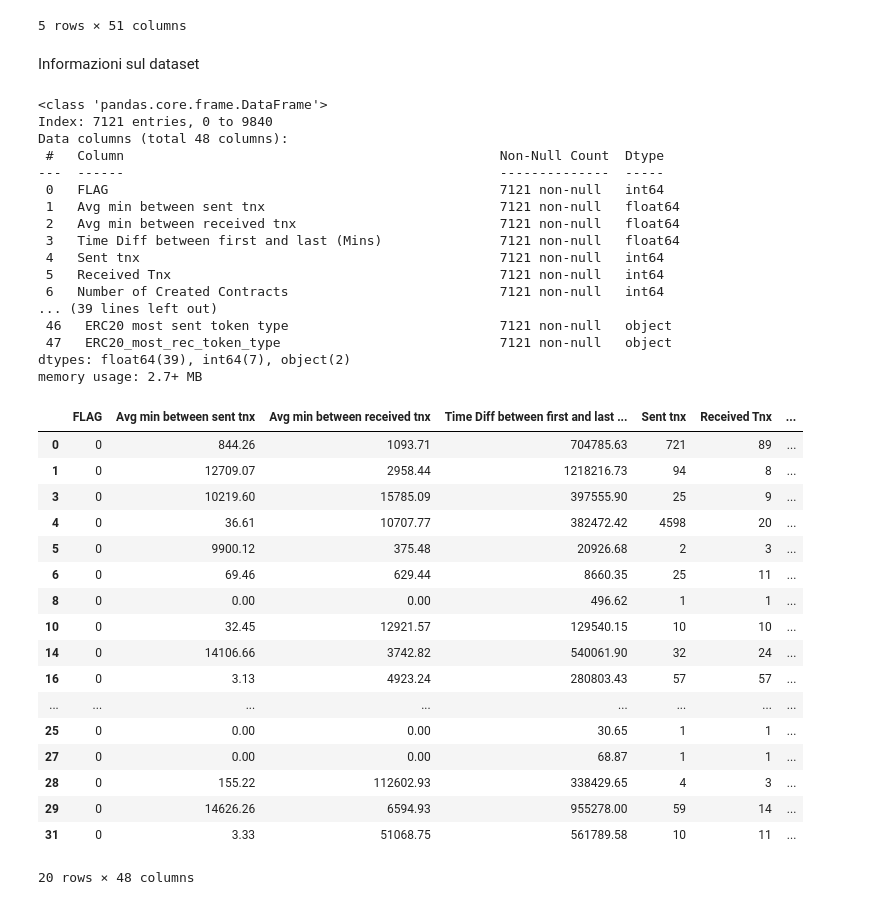
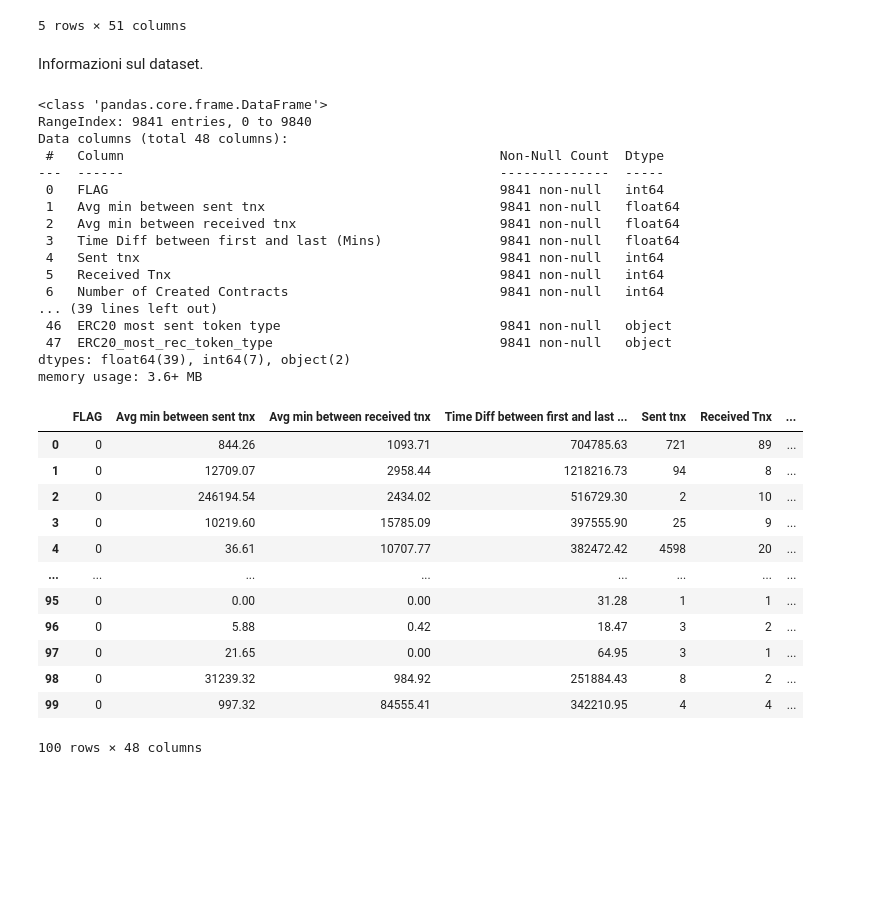
Before and after one commit to Maurino666/EthereumFraudDetection, a Jupyter notebook: Data_Preparation.ipynb, the cells around one changed output. Drawn from its saved outputs; the diff is of its cells as text; code cells hidden in the pictures; blank space fills up the shorter version.

```diff
--- a/Data_Preparation.ipynb
+++ b/Data_Preparation.ipynb
@@ -19,49 +21,44 @@ df.head()
 | 4 | 4 | 5 | 0x00062d1dd1afb6fb02540ddad9cdebf... | 0 | 36.61 | 10707.77 | ... |
 5 rows × 51 columns
 # %% [markdown]
-Informazioni sul dataset
+Informazioni sul dataset.
 # %%
 df.info()      # Mostra informazioni sulle colonne e i tipi di dati
 df.describe()  # Statistiche sulle colonne numeriche
 df.columns     # Mostra i nomi delle colonne
 df.shape       # Mostra il numero di righe e colonne
 
 df.isnull().sum()  # Conta i valori nulli per ogni colonna
 
-df.head(20)
+df.head(100)
 # %% [output]
 <class 'pandas.core.frame.DataFrame'>
-Index: 7121 entries, 0 to 9840
+RangeIndex: 9841 entries, 0 to 9840
 Data columns (total 48 columns):
  #   Column                                                Non-Null Count  Dtype
 ---  ------                                                --------------  -----
- 0   FLAG                                                  7121 non-null   int64
- 1   Avg min between sent tnx                              7121 non-null   float64
- 2   Avg min between received tnx                          7121 non-null   float64
- 3   Time Diff between first and last (Mins)               7121 non-null   float64
- 4   Sent tnx                                              7121 non-null   int64
- 5   Received Tnx                                          7121 non-null   int64
- 6   Number of Created Contracts                           7121 non-null   int64
+ 0   FLAG                                                  9841 non-null   int64
+ 1   Avg min between sent tnx                              9841 non-null   float64
+ 2   Avg min between received tnx                          9841 non-null   float64
+ 3   Time Diff between first and last (Mins)               9841 non-null   float64
+ 4   Sent tnx                                              9841 non-null   int64
+ 5   Received Tnx                                          9841 non-null   int64
+ 6   Number of Created Contracts                           9841 non-null   int64
 ... (39 lines left out)
- 46   ERC20 most sent token type                           7121 non-null   object
- 47   ERC20_most_rec_token_type                            7121 non-null   object
+ 46  ERC20 most sent token type                            9841 non-null   object
+ 47  ERC20_most_rec_token_type                             9841 non-null   object
 dtypes: float64(39), int64(7), object(2)
-memory usage: 2.7+ MB
+memory usage: 3.6+ MB
 |  | FLAG | Avg min between sent tnx | Avg min between received tnx | Time Diff between first and last ... | Sent tnx | Received Tnx | ... |
 | 0 | 0 | 844.26 | 1093.71 | 704785.63 | 721 | 89 | ... |
 | 1 | 0 | 12709.07 | 2958.44 | 1218216.73 | 94 | 8 | ... |
+| 2 | 0 | 246194.54 | 2434.02 | 516729.30 | 2 | 10 | ... |
 | 3 | 0 | 10219.60 | 15785.09 | 397555.90 | 25 | 9 | ... |
 | 4 | 0 | 36.61 | 10707.77 | 382472.42 | 4598 | 20 | ... |
-| 5 | 0 | 9900.12 | 375.48 | 20926.68 | 2 | 3 | ... |
-| 6 | 0 | 69.46 | 629.44 | 8660.35 | 25 | 11 | ... |
-| 8 | 0 | 0.00 | 0.00 | 496.62 | 1 | 1 | ... |
-| 10 | 0 | 32.45 | 12921.57 | 129540.15 | 10 | 10 | ... |
-| 14 | 0 | 14106.66 | 3742.82 | 540061.90 | 32 | 24 | ... |
-| 16 | 0 | 3.13 | 4923.24 | 280803.43 | 57 | 57 | ... |
 | ... | ... | ... | ... | ... | ... | ... | ... |
-| 25 | 0 | 0.00 | 0.00 | 30.65 | 1 | 1 | ... |
-| 27 | 0 | 0.00 | 0.00 | 68.87 | 1 | 1 | ... |
-| 28 | 0 | 155.22 | 112602.93 | 338429.65 | 4 | 3 | ... |
-| 29 | 0 | 14626.26 | 6594.93 | 955278.00 | 59 | 14 | ... |
-| 31 | 0 | 3.33 | 51068.75 | 561789.58 | 10 | 11 | ... |
+| 95 | 0 | 0.00 | 0.00 | 31.28 | 1 | 1 | ... |
+| 96 | 0 | 5.88 | 0.42 | 18.47 | 3 | 2 | ... |
+| 97 | 0 | 21.65 | 0.00 | 64.95 | 3 | 1 | ... |
+| 98 | 0 | 31239.32 | 984.92 | 251884.43 | 8 | 2 | ... |
+| 99 | 0 | 997.32 | 84555.41 | 342210.95 | 4 | 4 | ... |
-20 rows × 48 columns
+100 rows × 48 columns
```
Also changed, not shown: parts of 23 cells of this notebook.
